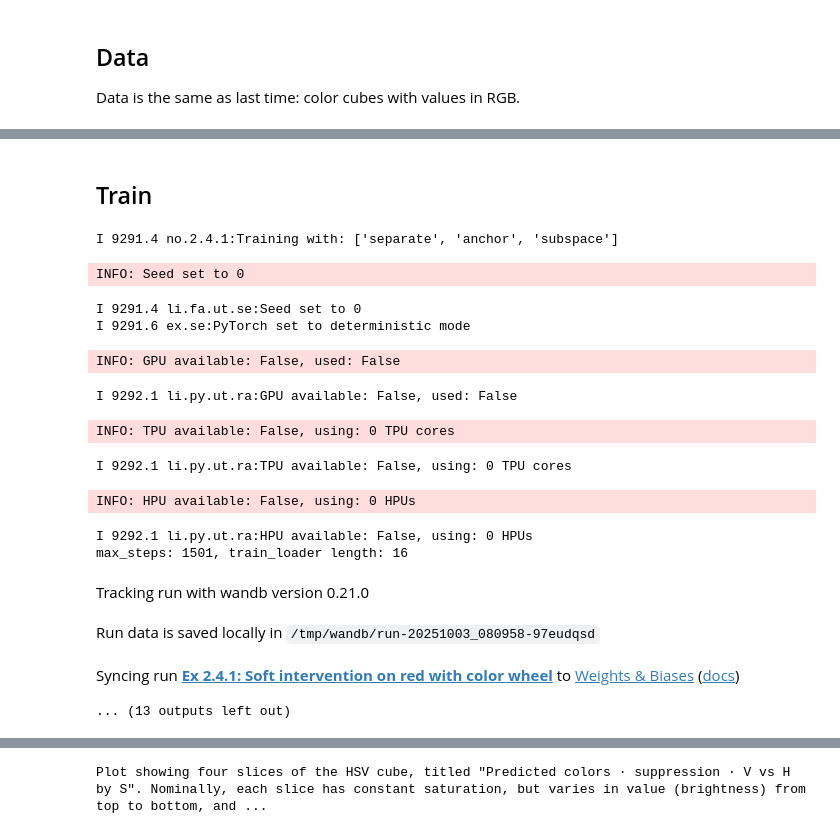
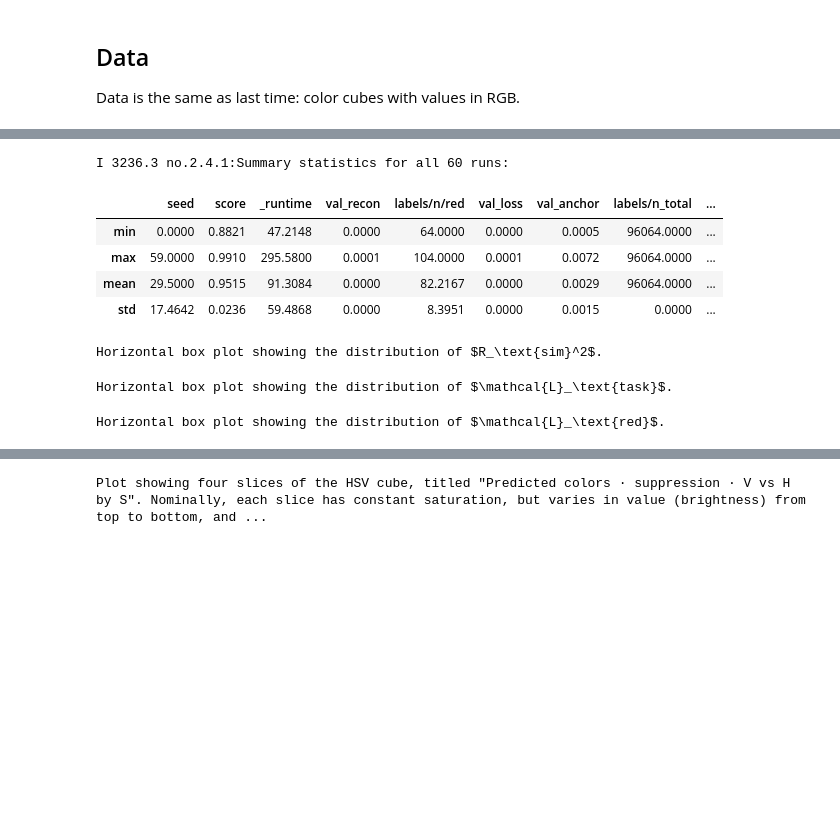
Before and after one commit to z0u/ex-preppy, a Jupyter notebook: docs/m2-control/ex-2.4.1-redux.ipynb, the cells around one changed output, grey strips where cells are left out. Drawn from its saved outputs; the diff is of its cells as text; code cells hidden in the pictures; blank space fills up the shorter version.

```diff
--- a/docs/m2-control/ex-2.4.1-redux.ipynb
+++ b/docs/m2-control/ex-2.4.1-redux.ipynb
@@ -46,12 +51,14 @@ import torch
 
 from ex_color.loss import AngularAnchor, AxisAlignedSubspace, Separate, RegularizerConfig
 
-from ex_color.training import TrainingModule
-
 K = 4  # bottleneck dimensionality
 N = 1  # number of nonlinear layers
 RED = (1, 0, 0, 0)
 assert len(RED) == K
+BATCH_SIZE = 64
+CUBE_SUBDIVISIONS = 8
+NUM_RUNS = 60  # to probe seed sensitivity
+RUN_SEEDS = [i for i in range(NUM_RUNS)]
 
 reg_separate = RegularizerConfig(
     name='separate',
@@ -554,29 +218,46 @@ def hstack_named_results(*res: Resultset) -> pd.DataFrame:
-# %% [markdown]
-## Train
 # %%
+import asyncio
+
+from IPython.display import display
+
+from mini.data import load_checkpoint_from_volume
+
 # Reload dopesheet: makes tweaking params during development easier
 dopesheet = Dopesheet.from_csv(f'./ex-{nbid}-dopesheet.csv')
+regularizers = [reg_separate, reg_anchor, reg_subspace]
 
-model = await train(
-    dopesheet,
-    [reg_separate, reg_anchor, reg_subspace],
-    K,
-    N,
-    seed=0,  # Arbitrary but not cherry-picked
-)
+
+async def sweep():
+    logging_config.apply()
+    workers = [train.remote.aio(dopesheet, regularizers, seed=seed, score_fn=score_fn) for seed in RUN_SEEDS]
+    return await asyncio.gather(*workers)
+
+
+with app.run():
+    results = await sweep()
-# %% [output]
-I 9291.4 no.2.4.1:Training with: ['separate', 'anchor', 'subspace']
-INFO: Seed set to 0
-I 9291.4 li.fa.ut.se:Seed set to 0
-I 9291.6 ex.se:PyTorch set to deterministic mode
-INFO: GPU available: False, used: False
-I 9292.1 li.py.ut.ra:GPU available: False, used: False
-INFO: TPU available: False, using: 0 TPU cores
-I 9292.1 li.py.ut.ra:TPU available: False, using: 0 TPU cores
-INFO: HPU available: False, using: 0 HPUs
-I 9292.1 li.py.ut.ra:HPU available: False, using: 0 HPUs
-max_steps: 1501, train_loader length: 16
-Tracking run with wandb version 0.21.0
-Run data is saved locally in /tmp/wandb/run-20251003_080958-97eudqsd
-Syncing run Ex 2.4.1: Soft intervention on red with color wheel to Weights & Biases (docs)
-... (13 outputs left out)
+# %%
+from IPython.display import display
+from ex_color.evaluation import pareto_front, results_to_dataframe
+
+runs_df = results_to_dataframe(results)
+# Show min, max, mean, stddev of each column
+log.info(f'Summary statistics for all {len(runs_df)} runs:')
+display(runs_df.describe().loc[['min', 'max', 'mean', 'std']].style.format(precision=4))
+
+viz.plot_boxplot(runs_df['score'], figsize=(4, 1), ylabel=r'$R_\text{sim}^2$', xlim=(None, 0.999), tags=('score',))
+viz.plot_boxplot(
+    runs_df['val_recon'], figsize=(4, 1), ylabel=r'$\mathcal{L}_\text{task}$', xlim=(0, None), tags=('val_recon',)
+)
+viz.plot_boxplot(
+    runs_df['val_anchor'], figsize=(4, 1), ylabel=r'$\mathcal{L}_\text{red}$', xlim=(0, None), tags=('val_anchor',)
+)
+# %% [output]
+I 3236.3 no.2.4.1:Summary statistics for all 60 runs:
+|  | seed | score | _runtime | val_recon | labels/n/red | val_loss | val_anchor | labels/n_total | ... |
+| min | 0.0000 | 0.8821 | 47.2148 | 0.0000 | 64.0000 | 0.0000 | 0.0005 | 96064.0000 | ... |
+| max | 59.0000 | 0.9910 | 295.5800 | 0.0001 | 104.0000 | 0.0001 | 0.0072 | 96064.0000 | ... |
+| mean | 29.5000 | 0.9515 | 91.3084 | 0.0000 | 82.2167 | 0.0000 | 0.0029 | 96064.0000 | ... |
+| std | 17.4642 | 0.0236 | 59.4868 | 0.0000 | 8.3951 | 0.0000 | 0.0015 | 0.0000 | ... |
+Horizontal box plot showing the distribution of $R_\text{sim}^2$.
+Horizontal box plot showing the distribution of $\mathcal{L}_\text{task}$.
+Horizontal box plot showing the distribution of $\mathcal{L}_\text{red}$.
```
Also changed, not shown: parts of 33 cells of this notebook, 47 other files.
